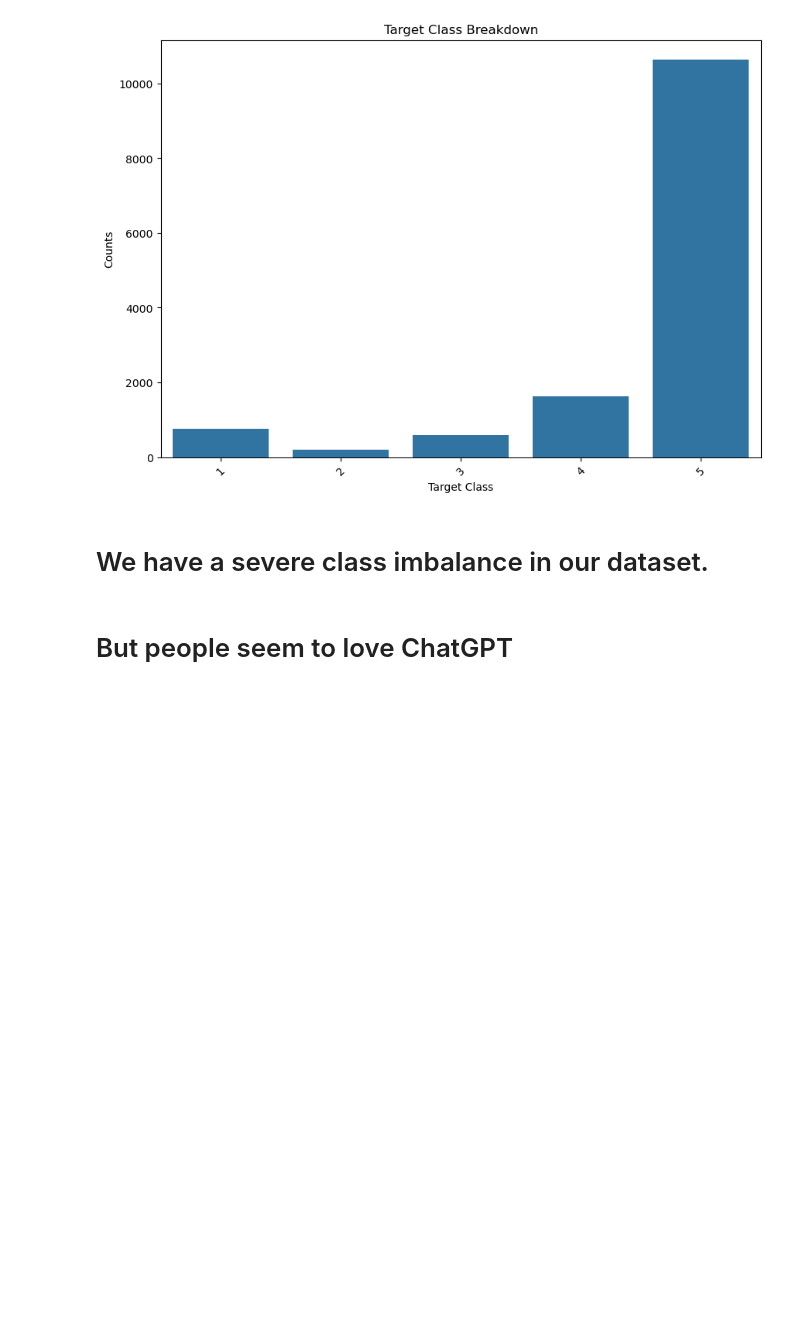
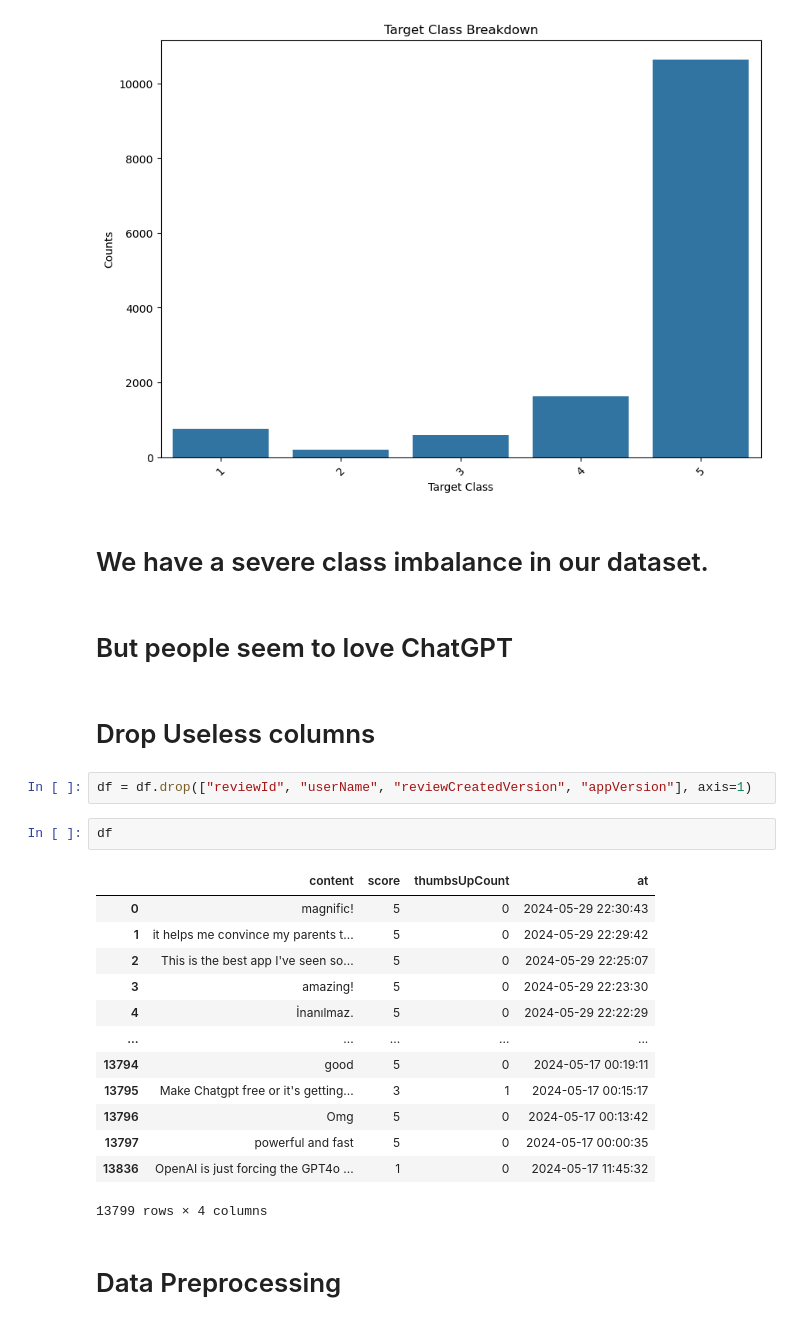
Before and after one commit to MaukanMir/Chat-GPT-Reviews-Sentiment-Analysis, a Jupyter notebook: training.ipynb, the cells around one changed output. Saved outputs shown, nothing was run; the diff lists cells and outputs as text; blank space fills up the shorter version.

```diff
--- a/training.ipynb
+++ b/training.ipynb
@@ -78,3 +84,25 @@ check_class_imbalance(df["score"])
 # We have a severe class imbalance in our dataset.
 # %% [markdown]
 # But people seem to love ChatGPT
+# %% [markdown]
+# Drop Useless columns
+# %%
+df = df.drop(["reviewId", "userName", "reviewCreatedVersion", "appVersion"], axis=1)
+# %%
+df
+# %% [output]
+|  | content | score | thumbsUpCount | at |
+| 0 | magnific! | 5 | 0 | 2024-05-29 22:30:43 |
+| 1 | it helps me convince my parents t... | 5 | 0 | 2024-05-29 22:29:42 |
+| 2 | This is the best app I've seen so... | 5 | 0 | 2024-05-29 22:25:07 |
+| 3 | amazing! | 5 | 0 | 2024-05-29 22:23:30 |
+| 4 | İnanılmaz. | 5 | 0 | 2024-05-29 22:22:29 |
+| ... | ... | ... | ... | ... |
+| 13794 | good | 5 | 0 | 2024-05-17 00:19:11 |
+| 13795 | Make Chatgpt free or it's getting... | 3 | 1 | 2024-05-17 00:15:17 |
+| 13796 | Omg | 5 | 0 | 2024-05-17 00:13:42 |
+| 13797 | powerful and fast | 5 | 0 | 2024-05-17 00:00:35 |
+| 13836 | OpenAI is just forcing the GPT4o ... | 1 | 0 | 2024-05-17 11:45:32 |
+13799 rows × 4 columns
+# %% [markdown]
+# Data Preprocessing
```
Also changed, not shown: parts of 2 cells of this notebook.
